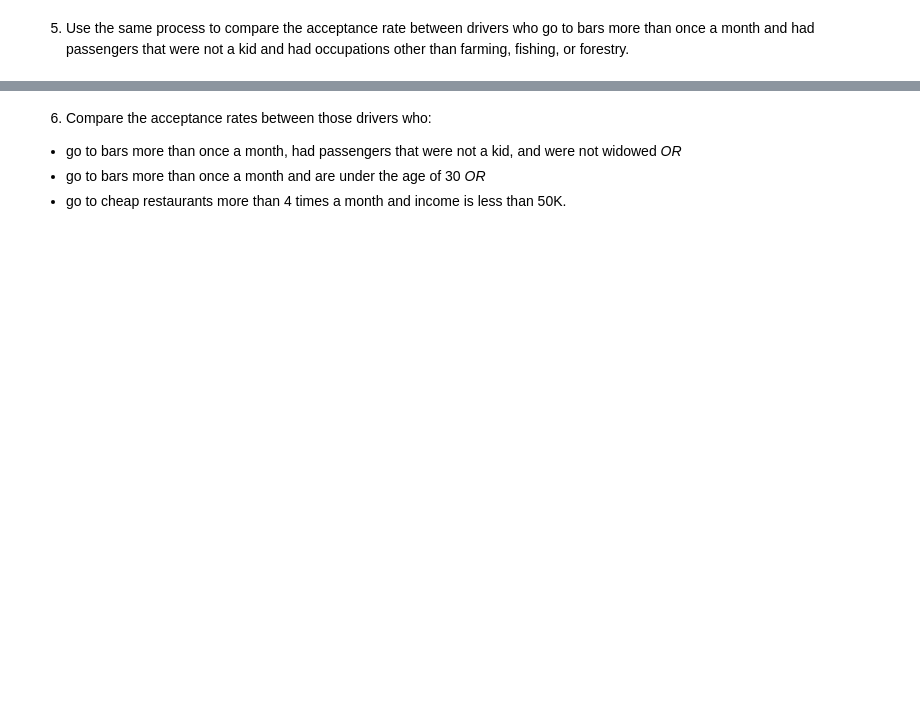
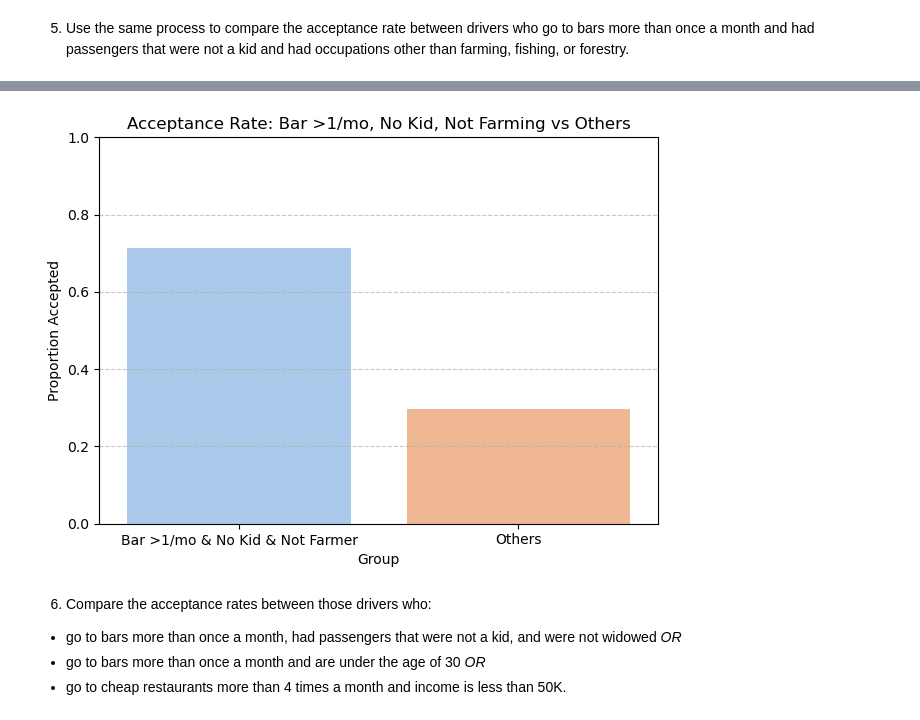
Before and after one commit to mrtajvidi/Machine-Learning, a Jupyter notebook: Module 5 - Practical Application 1/assignment5_1_starter/prompt.ipynb, the cells around one changed output, grey strips where cells are left out. Drawn from its saved outputs; the diff is of its cells as text; code cells hidden in the pictures; blank space fills up the shorter version.

```diff
--- a/Module 5 - Practical Application 1/assignment5_1_starter/prompt.ipynb
+++ b/Module 5 - Practical Application 1/assignment5_1_starter/prompt.ipynb
@@ -219,0 +302,5 @@ ValueError: invalid literal for int() with base 10: '50plus'
+# %%
+data = data.rename(columns={'passanger': 'passenger'})
+passenger_counts = data.groupby('passenger').size()
+print("\npassenger counts:")
+print(passenger_counts)
@@ -220,3 +315,43 @@ ValueError: invalid literal for int() with base 10: '50plus'
+# %%
+bar_data = data[data['coupon'] == 'Bar'].copy()
+bar_data.loc[:, 'bar_freq'] = bar_data['Bar'].map({
+    'never': 0,
+    'less1': 0.5,
+    '1~3': 2,
+    '4~8': 6,
+    'gt8': 10
+})
+
+group_a = bar_data[
+    (bar_data['bar_freq'] > 1) &
+    (bar_data['passenger'] != 'Kid(s)') &
+    (bar_data['occupation'] != 'Farming Fishing & Forestry')
+]
+
+group_b = bar_data[~(
+    (bar_data['bar_freq'] > 1) &
+    (bar_data['passenger'] != 'Kid(s)') &
+    (bar_data['occupation'] != 'Farming Fishing & Forestry')
+)]
+
+group_a_accept = group_a['Y'].value_counts(normalize=True).get(1, 0)
+group_b_accept = group_b['Y'].value_counts(normalize=True).get(1, 0)
+
+compare_df = pd.DataFrame({
+    'Group': ['Bar >1/mo & No Kid & Not Farmer', 'Others'],
+    'Acceptance Rate': [group_a_accept, group_b_accept]
+})
+
+sns.barplot(data=compare_df, x='Group', y='Acceptance Rate', palette='pastel', hue='Group', legend=False)
+plt.title('Acceptance Rate: Bar >1/mo, No Kid, Not Farming vs Others')
+plt.ylim(0, 1)
+plt.ylabel('Proportion Accepted')
+plt.grid(axis='y', linestyle='--', alpha=0.7)
+
+plt.tight_layout()
+plt.show()
+# %% [output]
+[figure, added]
 # %% [markdown]
 6. Compare the acceptance rates between those drivers who:
 
```
Also changed, not shown: parts of 11 cells of this notebook.
